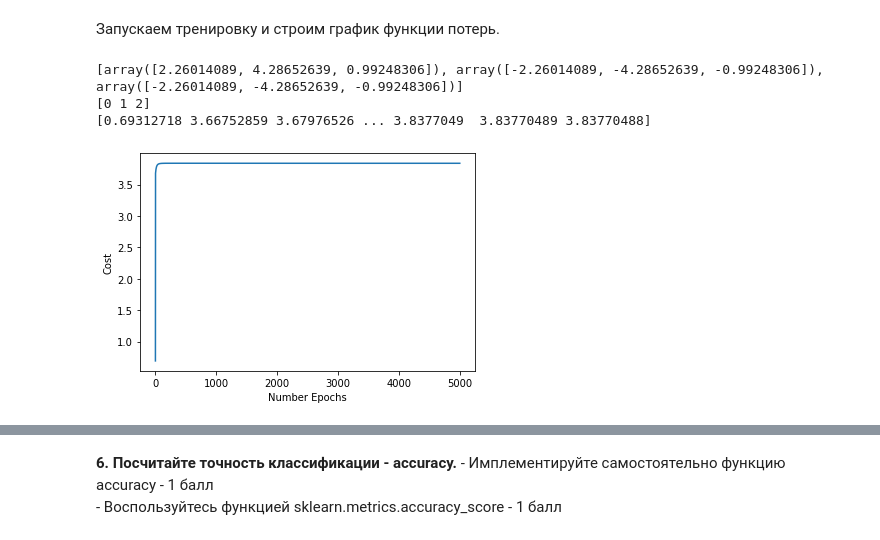
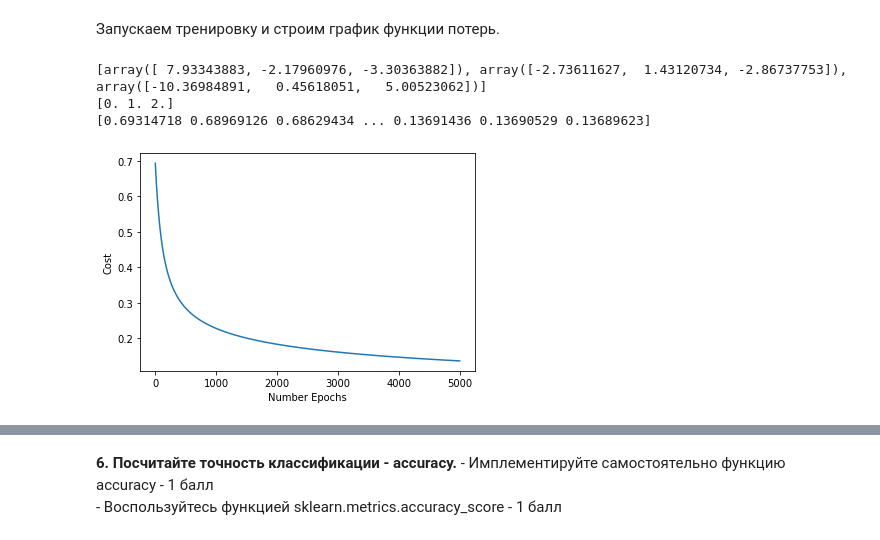
Before and after one commit to Craiglal/ML-Hometasks, a Jupyter notebook: task3/LogReg for multiclass classification.ipynb, the cells around one changed output, grey strips where cells are left out. Cells and saved outputs as stored; diff of their text form; code cells hidden in the pictures.

```diff
--- a/task3/LogReg for multiclass classification.ipynb
+++ b/task3/LogReg for multiclass classification.ipynb
@@ -62,0 +60,9 @@ y = iris['target'][:,np.newaxis]
+# %%
+data = iris['data']
+target = iris['target']
+data = np.append(data, target.reshape(-1,1), axis=1)
+np.random.shuffle(data)
+num_train = int(.8 * len(data))  # 80/20 train/test split
+x_train, y_train = data[:num_train, :-1], data[:num_train, -1]
+x_test, y_test = data[num_train:, :-1], data[num_train:, -1]
+x_train, y_train
@@ -93,8 +117,8 @@ $$J(\theta) = {1 \over m} \sum\limits_ {i=1}^{m} [-y^{(i)} \log h_ \theta (x^{(i
 Кстати, чтобы понять, почему "перекрёстная",мы можем просто визуализировать её. Целевая переменная может принимать значения 1 или 0.
 # %%
 h = np.linspace(0, 1)[1:-1]
-for y in [0, 1]:
-    plt.plot(h, -y * np.log(h) - (1 - y) * np.log(1 - h), label=f"y={y}")
+for y_train in [0, 1]:
+    plt.plot(h, -y_train * np.log(h) - (1 - y_train) * np.log(1 - h), label=f"y={y_train}")
 plt.title("Cross Entropy Loss")
 plt.xlabel('$h_ {\\theta}(x)$'); plt.ylabel('$J(\\theta)$')
 plt.legend();
@@ -110,11 +134,11 @@ $${\partial J(\theta)\over \partial\theta} = {1 \over m} \sum\limits_ {i=1}^{m}
  (3 балла)**
 # %%
 def cost(theta, x, y):
-    h = sigmoid(x @ theta)
+    h = sigmoid(np.dot(x, theta))
     m = len(y)
     epsilon = 1e-5
-    cost = (1/m)*(((-y).T @ np.log(h + epsilon))-((1-y).T @ np.log(1-h + epsilon)))
-    grad = (1/m)*np.dot((h-y),x)
+    cost = 1 / m * np.sum(-y * np.log(h) - (1 - y) * np.log(1 - h))
+    grad = 1 / m * ((y - h) @ x)
     return cost, grad
 # %% [markdown]
 **4. Напишите функцию fit(...) которая будет выполнять классификацию по стратегии [one-vs.-rest](https://en.wikipedia.org/wiki/Multiclass_classification#One-vs.-rest) (cost function)(1 балл)**
@@ -122,7 +146,6 @@ def cost(theta, x, y):
 Обновление параметров необходимо делать согласно градиентному спуску.
 # %%
 def fit(x, y, max_iter=5000, alpha=0.1):
-    # a way to add a column of ones
     x = np.insert(x, 0, 1, axis=1)
     thetas = []
     classes = np.unique(y)
@@ -134,9 +157,8 @@ def fit(x, y, max_iter=5000, alpha=0.1):
 
         theta = np.zeros(x.shape[1])
         for epoch in range(max_iter):
-            # save costs, compute updated grad and theta
-            costs[epoch] = cost(theta, x, binary_y)[0]
-            theta = theta - np.dot((alpha/len(y)), (x.T @ (sigmoid(x @ theta) - binary_y)))[:][:,0]
+            costs[epoch], grad = cost(theta, x, binary_y)
+            theta += alpha * grad
 
         thetas.append(theta)
     return thetas, classes, costs
@@ -150,17 +179,17 @@ def predict(thetas, x):
 # %% [markdown]
 Запускаем тренировку и строим график функции потерь.
 # %%
-thetas, classes, costs = fit(x, y)
+thetas, classes, costs = fit(x_train[:, 2:], y_train)
 print(thetas)
 print(classes)
 print(costs)
-plt.plot(costs)
+plt.plot(range(len(costs)), costs)
 plt.xlabel('Number Epochs'); plt.ylabel('Cost');
 # %% [output]
-[array([2.26014089, 4.28652639, 0.99248306]), array([-2.26014089, -4.28652639, -0.99248306]), array([-2.26014089, -4.28652639, -0.99248306])]
-[0 1 2]
-[0.69312718 3.66752859 3.67976526 ... 3.8377049  3.83770489 3.83770488]
+[array([ 7.93343883, -2.17960976, -3.30363882]), array([-2.73611627,  1.43120734, -2.86737753]), array([-10.36984891,   0.45618051,   5.00523062])]
+[0. 1. 2.]
+[0.69314718 0.68969126 0.68629434 ... 0.13691436 0.13690529 0.13689623]
-[figure, old version]
+[figure, new version]
 # %% [markdown]
 
 Посмотрим на линии, которые мы нашли в результате обучения модели и как они разделяют классы.
```
Also changed, not shown: parts of 8 cells of this notebook, 1 other file.
